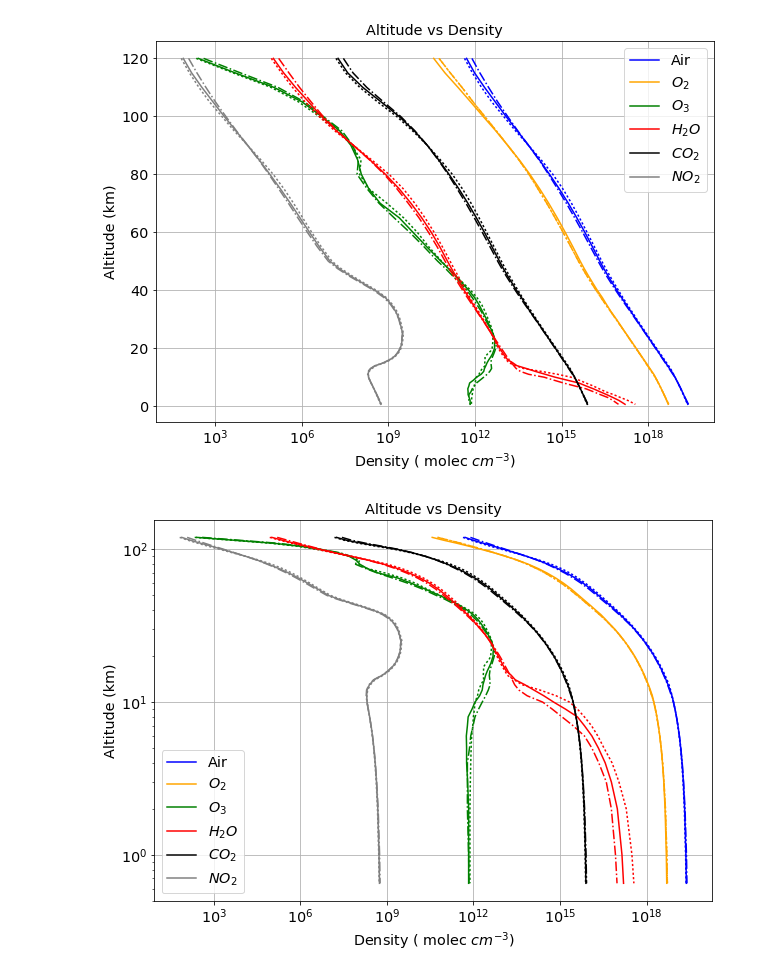
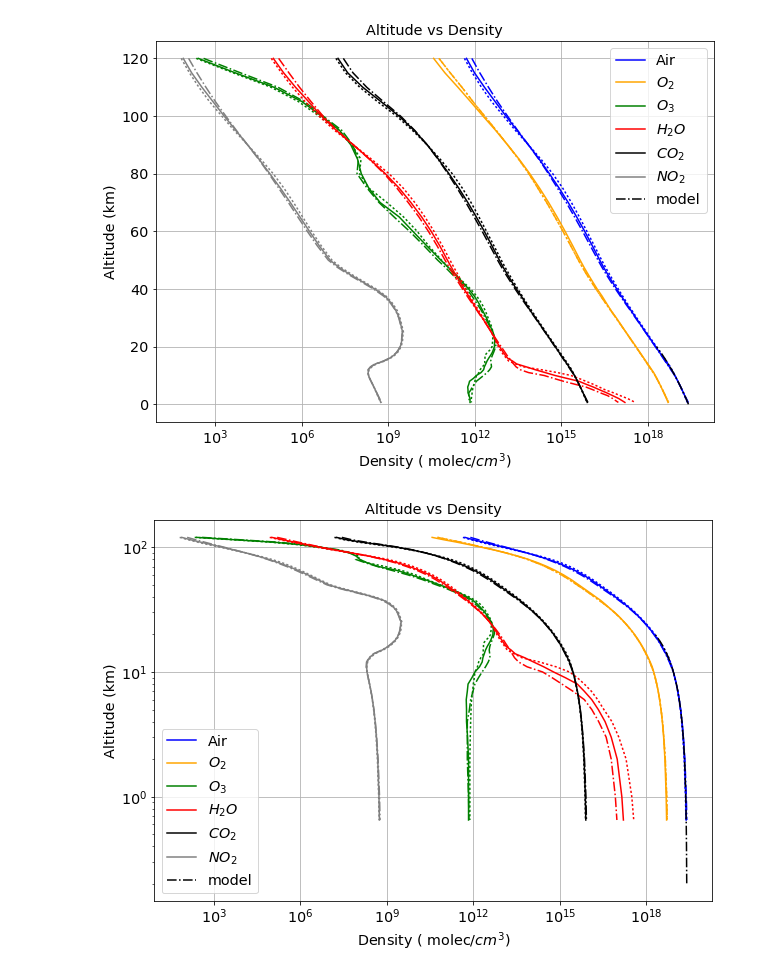
Before and after one commit to sylvielsstfr/PC5AtmStudies, a Jupyter notebook: OHP_Studies/atm_prof_OHP.ipynb, the cells around one changed output. Cells and saved outputs as stored; diff of their text form; code cells hidden in the pictures.

Commit message:
update atm_prof_OHP.ipynb for comparison with analytical models of atmosphere

```diff
--- a/OHP_Studies/atm_prof_OHP.ipynb
+++ b/OHP_Studies/atm_prof_OHP.ipynb
@@ -30,0 +62,18 @@ plt.rcParams.update(params)
+# %%
+def Pressure(alt):
+    h=alt
+    P=P0*np.exp(g0*M_air_dry/R/L*np.log(1-L*h/T0))
+    return P
+# %%
+def Density(altitude):
+    """
+    Number of molecules per unit volume
+    """
+    h=altitude
+    rhoM=N_A*Pressure(h)/(R*T(h))
+    return rhoM
+# %%
+alt=np.linspace(0,20,100)*u.km
+pres_adiab=Pressure_adiab(alt)
+pres=Pressure(alt)
+dens=Density(alt)
@@ -145,0 +292,2 @@ plt.legend(loc='best')
+# %%
+rho=(Density(alt)*(u.cm)**3).decompose()
@@ -162,36 +330,38 @@ plt.semilogx(CO2Density3,z3 ,color='black',linestyle=':')
 plt.semilogx(NO2Density,z ,label='$NO_2$',color='grey',linestyle='-')
 plt.semilogx(NO2Density2,z2 ,color='grey',linestyle='-.')
 plt.semilogx(NO2Density3,z3 ,color='grey',linestyle=':')
+plt.semilogx(rho,alt/u.km ,'-.',color='black',label='model')
 plt.title('Altitude vs Density')
-plt.xlabel('Density ( molec $cm^{-3}$)')
+plt.xlabel('Density ( molec/$cm^{3}$)')
 plt.ylabel('Altitude (km)')
 plt.legend(loc='best')
 plt.grid(True)
 # %% [output]
-[figure, old version]
+[figure, new version]
 # %%
 plt.loglog(AirDensity,z ,label='Air',color='blue')
 plt.loglog(AirDensity2,z2 ,color='blue',linestyle='-.')
 plt.loglog(AirDensity3,z3 ,color='blue',linestyle=':')
 plt.loglog(O2Density,z ,label='$O_2$',color='orange',linestyle='-')
 plt.loglog(O2Density2,z2 ,color='orange',linestyle='-.')
 plt.loglog(O2Density2,z2 ,color='orange',linestyle=':')
 plt.loglog(O3Density,z ,label='$O_3$',color='green',linestyle='-')
 plt.loglog(O3Density2,z2 ,color='green',linestyle='-.')
 plt.loglog(O3Density3,z3 ,color='green',linestyle=':')
 plt.loglog(PWVDensity,z ,label='$H_2O$',color='red',linestyle='-')
 plt.loglog(PWVDensity2,z2 ,color='red',linestyle='-.')
 plt.loglog(PWVDensity3,z3 ,color='red',linestyle=':')
 plt.loglog(CO2Density,z ,label='$CO_2$',color='black',linestyle='-')
 plt.loglog(CO2Density2,z2 ,color='black',linestyle='-.')
 plt.loglog(CO2Density3,z3 ,color='black',linestyle=':')
 plt.loglog(NO2Density,z ,label='$NO_2$',color='grey',linestyle='-')
 plt.loglog(NO2Density2,z2 ,color='grey',linestyle='-.')
 plt.loglog(NO2Density3,z3 ,color='grey',linestyle=':')
+plt.loglog(rho,alt/u.km ,'-.',color='black',label='model')
 plt.title('Altitude vs Density')
-plt.xlabel('Density ( molec $cm^{-3}$)')
+plt.xlabel('Density ( molec/$cm^{3}$)')
 plt.ylabel('Altitude (km)')
 plt.legend(loc='best')
 plt.grid(True)
 # %% [output]
-[figure, old version]
+[figure, new version]
```
Also changed, not shown: parts of 35 cells of this notebook, 1 other file.
